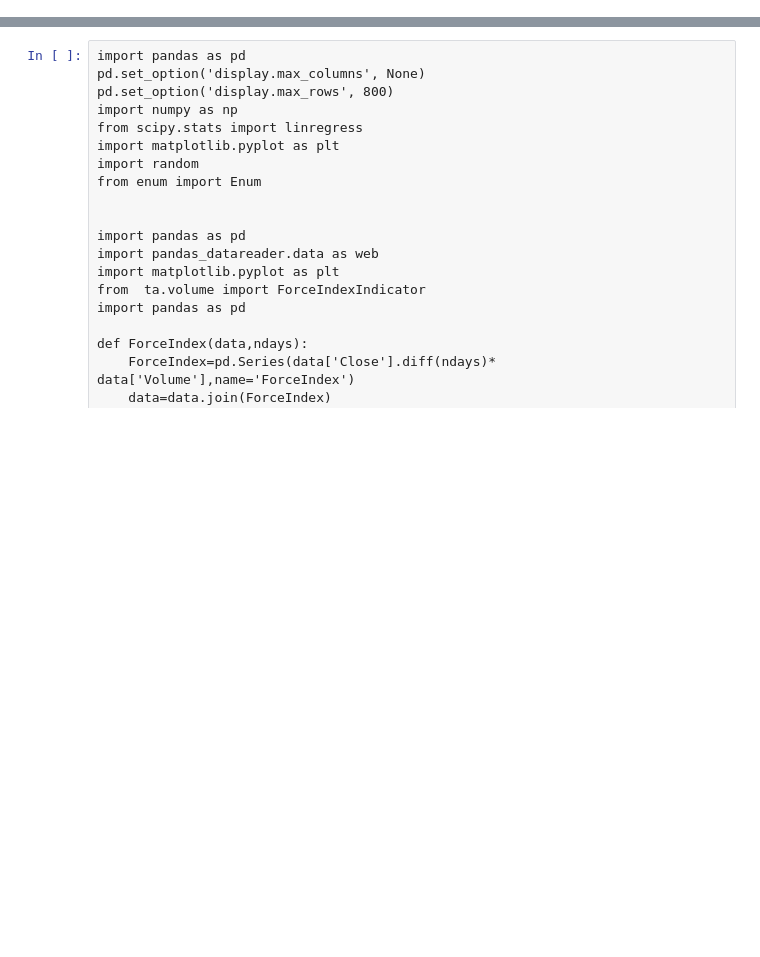
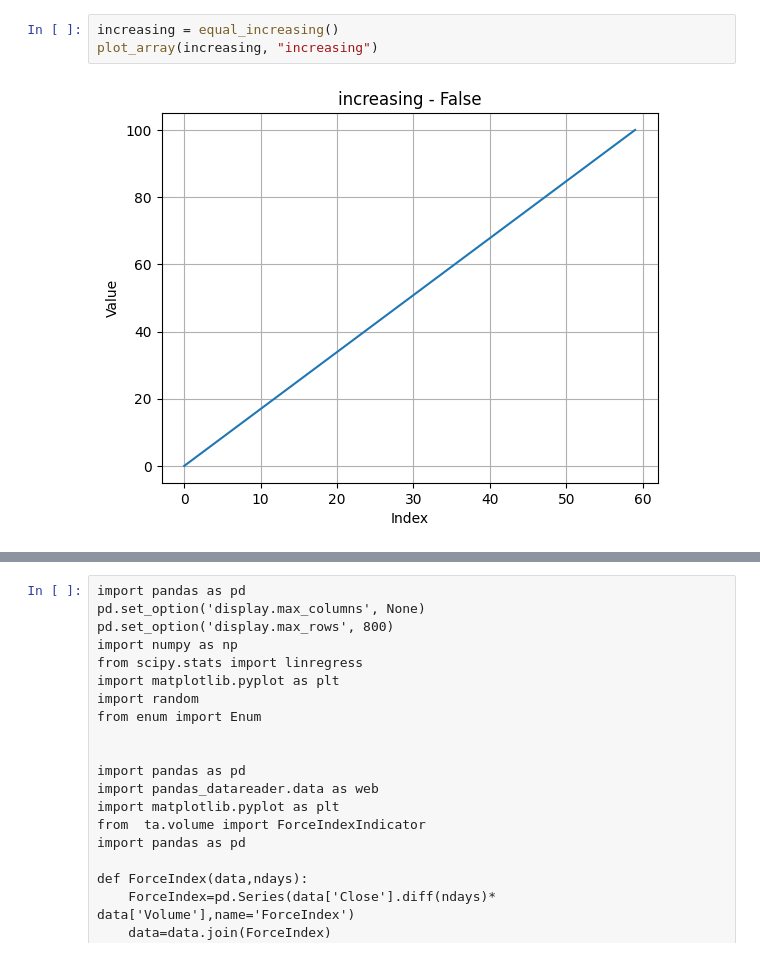
Before and after one commit to DerSalvador/ananda, a Jupyter notebook: NishamJupytherNotebook.ipynb, the cells around one changed output, grey strips where cells are left out. Drawn from its saved outputs; the diff is of its cells as text; blank space fills up the shorter version.

```diff
--- a/NishamJupytherNotebook.ipynb
+++ b/NishamJupytherNotebook.ipynb
@@ -0,0 +81,5 @@
+# %%
+increasing = equal_increasing()
+plot_array(increasing, "increasing")
+# %% [output]
+[figure, added]
```
Also changed, not shown: parts of 9 cells of this notebook, 1 other file.
